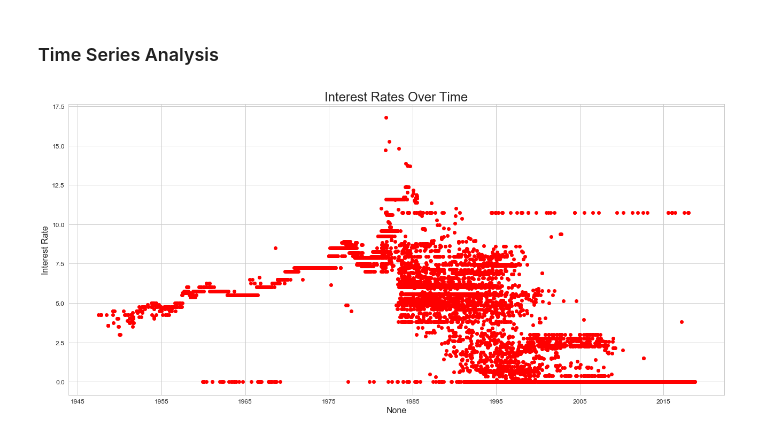
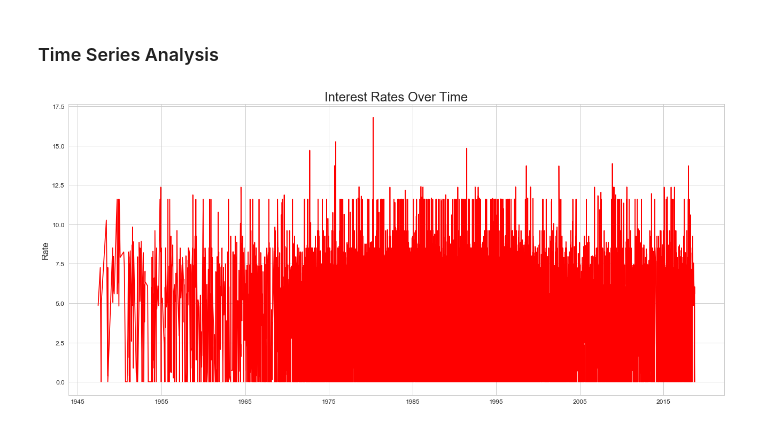
Before and after one commit to wildlyclassyprince/data-playground, a Jupyter notebook: world_bank_group_finances/world_bank_group_finances.ipynb, the cells around one changed output. Cells and saved outputs as stored; diff of their text form; code cells hidden in the pictures.

Commit message:
Updated notebook
Updated time series analysis

```diff
--- a/world_bank_group_finances/world_bank_group_finances.ipynb
+++ b/world_bank_group_finances/world_bank_group_finances.ipynb
@@ -51,7 +51,7 @@ sns.set(context='notebook', style='whitegrid', palette='deep', rc=None)
 # 1. Authentication
 client = Socrata(domain='finances.worldbank.org',
                  app_token='myapptoken',
-                 username='myname@whatever.com',
+                 username='myname@someplace.intheworld',
                  password='myfakepassword')
 
 # 2. Conneting and extracting top 5000 results
@@ -181,13 +181,12 @@ msn.bar(df, color='blue')
 # %%
 # Plotting function
 def plot_series(series,
-                title=None, xlabel=None, ylabel=None,
+                title=None, ylabel=None,
                 marker_style='blue'):
     # Plotting the time series
     plt.figure(figsize=(22, 10))
-    plt.plot(series, marker_style )
+    plt.plot(series, marker_style)
     plt.title(title, fontsize=24)
-    plt.xlabel(xlabel, fontsize=16)
     plt.xticks(fontsize=12)
     plt.ylabel(ylabel, fontsize=16)
     plt.yticks(fontsize=12)
@@ -228,12 +227,13 @@ def test_stationarity(data):
 # %%
 # Interest rates
 d = df[['interest_rate', 'effective_date_most_recent_']]
+d.effective_date_most_recent_ = sorted(d.effective_date_most_recent_)
 interest_rates = d.set_index('effective_date_most_recent_')['interest_rate']
 
 # Plot series
-plot_series(interest_rates, title='Interest Rates Over Time', ylabel='Interest Rate', marker_style='ro')
+plot_series(interest_rates, title='Interest Rates Over Time', ylabel='Rate', marker_style='r')
 # %% [output]
-[figure, old version]
+[figure, new version]
 # %%
 # Testing for stationarity
 test_stationarity(interest_rates)
```
Also changed, not shown: parts of 16 cells of this notebook.
